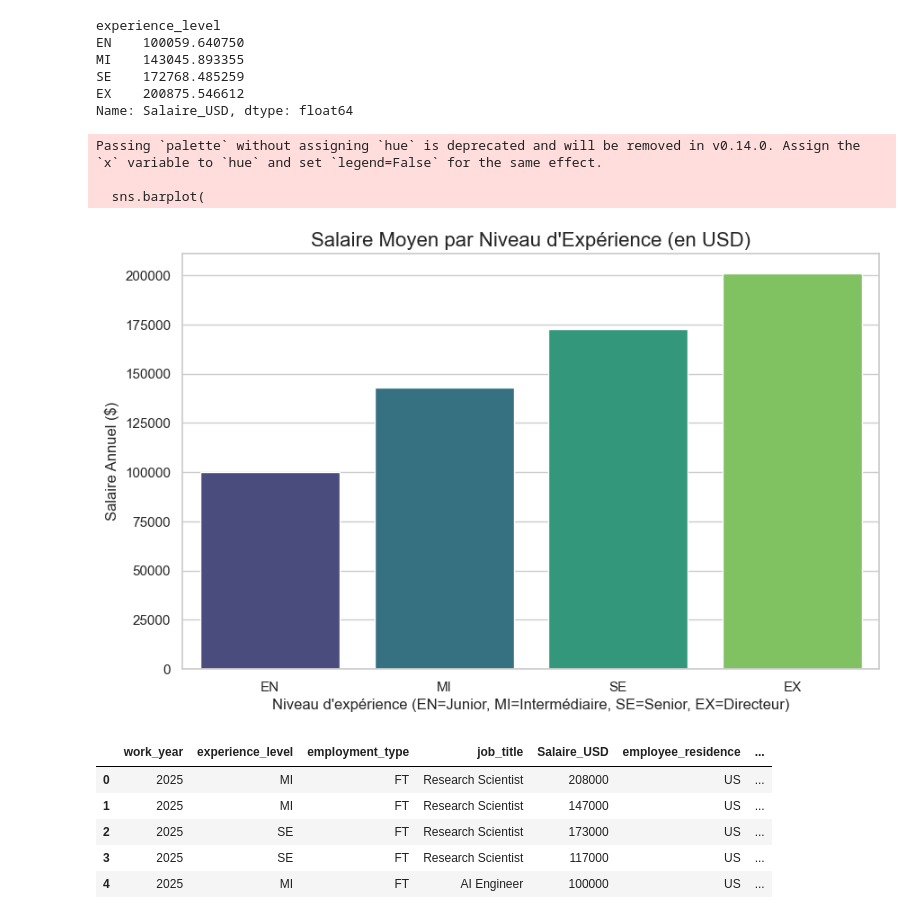
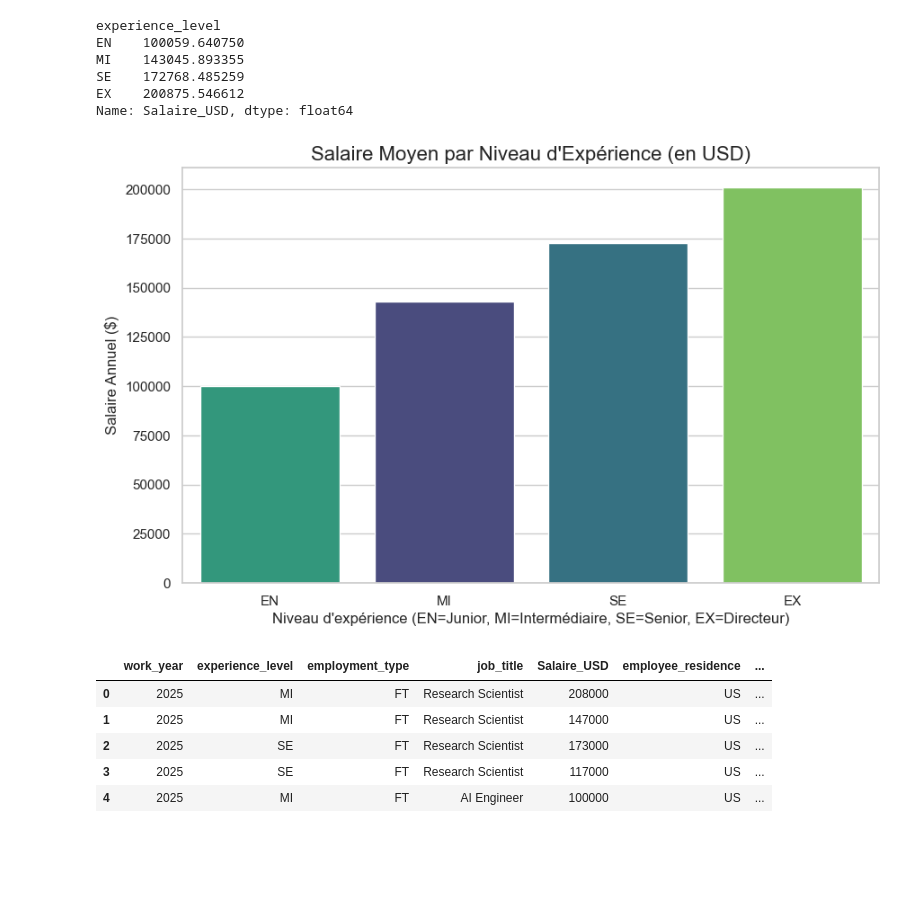
Before and after one commit to AdamFehmoun/Portfolio-data, a Jupyter notebook: Projet_Salaires.ipynb, the cells around one changed output. Drawn from its saved outputs; the diff is of its cells as text; code cells hidden in the pictures; blank space fills up the shorter version.

```diff
--- a/Projet_Salaires.ipynb
+++ b/Projet_Salaires.ipynb
@@ -72,36 +436,39 @@ Name: Salaire_USD, dtype: float64
 # %%
 import matplotlib.pyplot as plt
 import seaborn as sns
 
 # 1. Configuration du style (pour que ce soit joli)
 sns.set_theme(style="whitegrid")
 plt.figure(figsize=(10, 6))
 
 # 2. Le calcul : Salaire moyen par niveau d'expérience
 # On trie l'ordre logiquement : Entry -> Mid -> Senior -> Executive
 ordre_experience = ['EN', 'MI', 'SE', 'EX']
 
 # 3. Le graphique (Barplot)
 sns.barplot(
     data=df_clean,
     x='experience_level',
     y='Salaire_USD',
     order=ordre_experience,
     estimator='mean', # On affiche la MOYENNE
     errorbar=None,     # On enlève les petites barres d'erreur pour que ce soit propre
-    palette="viridis" # Une couleur moderne
+    palette="viridis" ,# Une couleur moderne
+    hue='experience_level', # <--- L'ajout magique
+    legend=False            # <--- On cache la légende car inutile ici
 )
+
+
+
+
 
 # 4. Les titres
 plt.title("Salaire Moyen par Niveau d'Expérience (en USD)", fontsize=16)
 plt.xlabel("Niveau d'expérience (EN=Junior, MI=Intermédiaire, SE=Senior, EX=Directeur)")
 plt.ylabel("Salaire Annuel ($)")
 plt.show()
 # %% [output]
-Passing `palette` without assigning `hue` is deprecated and will be removed in v0.14.0. Assign the `x` variable to `hue` and set `legend=False` for the same effect.
-
-  sns.barplot(
-[figure, old version]
+[figure, new version]
 # %%
 # On sélectionne uniquement les colonnes stratégiques
 colonnes_utiles = [
```
Also changed, not shown: parts of 10 cells of this notebook, 1 other file.
